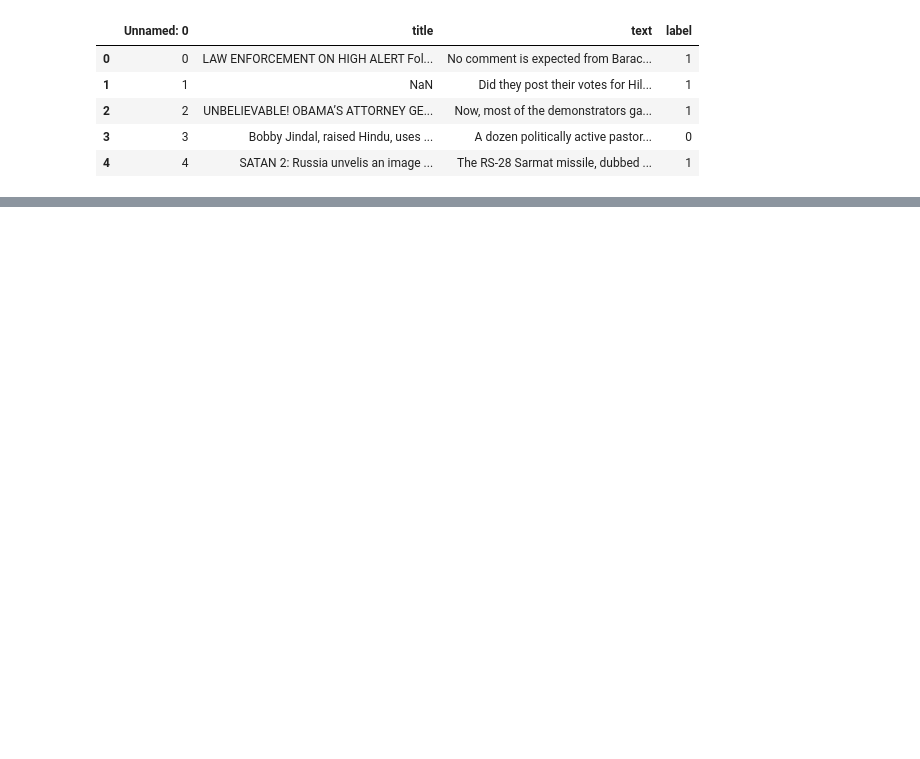
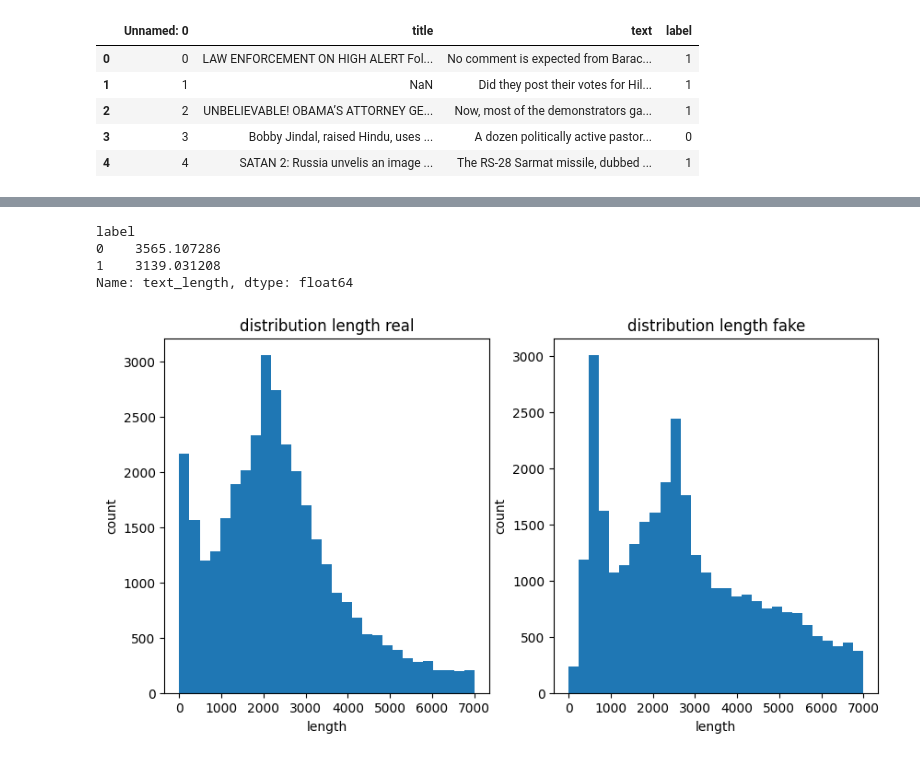
Before and after one commit to tobias-heinzmann/cyb-news, a Jupyter notebook: notebooks/tobias.ipynb, the cells around one changed output, grey strips where cells are left out. Saved outputs shown, nothing was run; the diff lists cells and outputs as text; code cells hidden in the pictures; blank space fills up the shorter version.

```diff
--- a/notebooks/tobias.ipynb
+++ b/notebooks/tobias.ipynb
@@ -1,7 +21,6 @@
 # %%
-from cybnews.data import get_data
+# 0 = fake
+# 1 = real
 
-
-
-df = get_data('/home/tober/devel/lewagon/project/cyb-news/data/WELFake_Dataset.csv')
+data = get_data('/home/tober/devel/lewagon/project/cyb-news/data/WELFake_Dataset.csv')
 # %%
@@ -15,0 +101,7 @@ df.head()
+# %%
+data = data.fillna('')
+# %%
+data["all_text"] = data["title"] + " " +  data["text"]
+# %%
+data['text_length'] = data['all_text'].apply(len)
+data.head()
@@ -15,0 +115,24 @@ df.head()
+# %%
+data.groupby('label')['text_length'].mean()
+# %% [output]
+label
+0    3565.107286
+1    3139.031208
+Name: text_length, dtype: float64
+# %%
+bin = np.linspace(0, 7000, 30)
+
+_, (ax1, ax2) = plt.subplots(1, 2, figsize=(10, 5))
+
+ax1.hist(data[data["label"]== 1]["text_length"], bins=bin)
+ax1.set_title('distribution length real')
+ax1.set_xlabel('length')
+ax1.set_ylabel('count')
+
+ax2.hist(data[data["label"]== 0]["text_length"], bins=bin)
+ax2.set_title('distribution length fake')
+ax2.set_xlabel('length')
+ax2.set_ylabel('count')
+plt.show();
+# %% [output]
+[figure, added]
```
Also changed, not shown: parts of 40 cells of this notebook, 7 other files.
